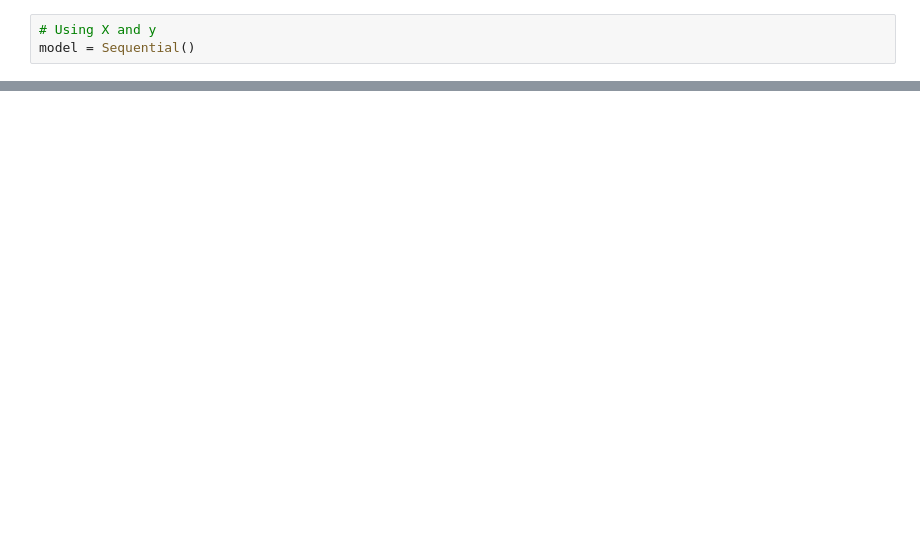
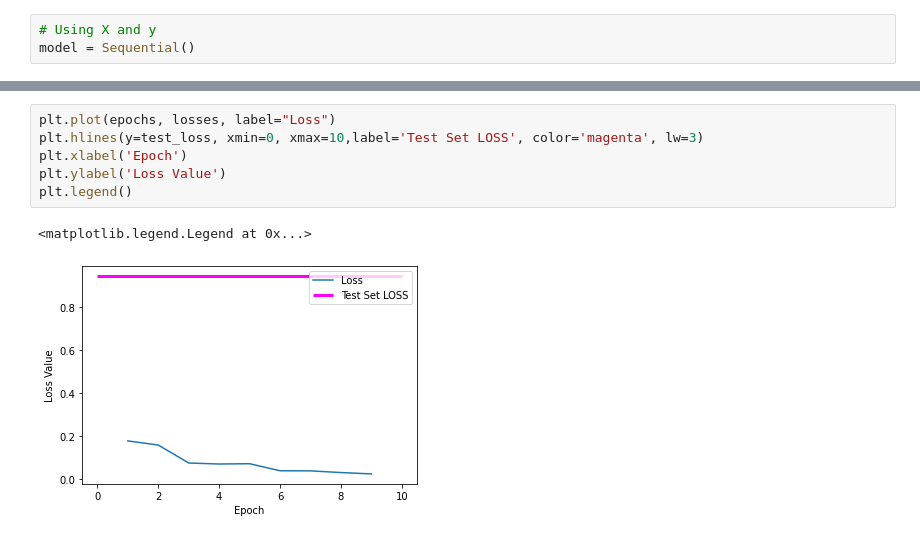
Before and after one commit to Luv2bnanook44/flatiron_phase4_project, a Jupyter notebook: notebooks/jamie_notebook.ipynb, the cells around one changed output, grey strips where cells are left out. Saved outputs shown, nothing was run; the diff lists cells and outputs as text; blank space fills up the shorter version.

```diff
--- a/notebooks/jamie_notebook.ipynb
+++ b/notebooks/jamie_notebook.ipynb
@@ -411,0 +667,9 @@ Make sure all arrays contain the same number of samples.
+# %%
+plt.plot(epochs, losses, label="Loss")
+plt.hlines(y=test_loss, xmin=0, xmax=10,label='Test Set LOSS', color='magenta', lw=3)
+plt.xlabel('Epoch')
+plt.ylabel('Loss Value')
+plt.legend()
+# %% [output]
+<matplotlib.legend.Legend at 0x...>
+[figure, added]
```
Also changed, not shown: parts of 62 cells of this notebook, 3 other files.
